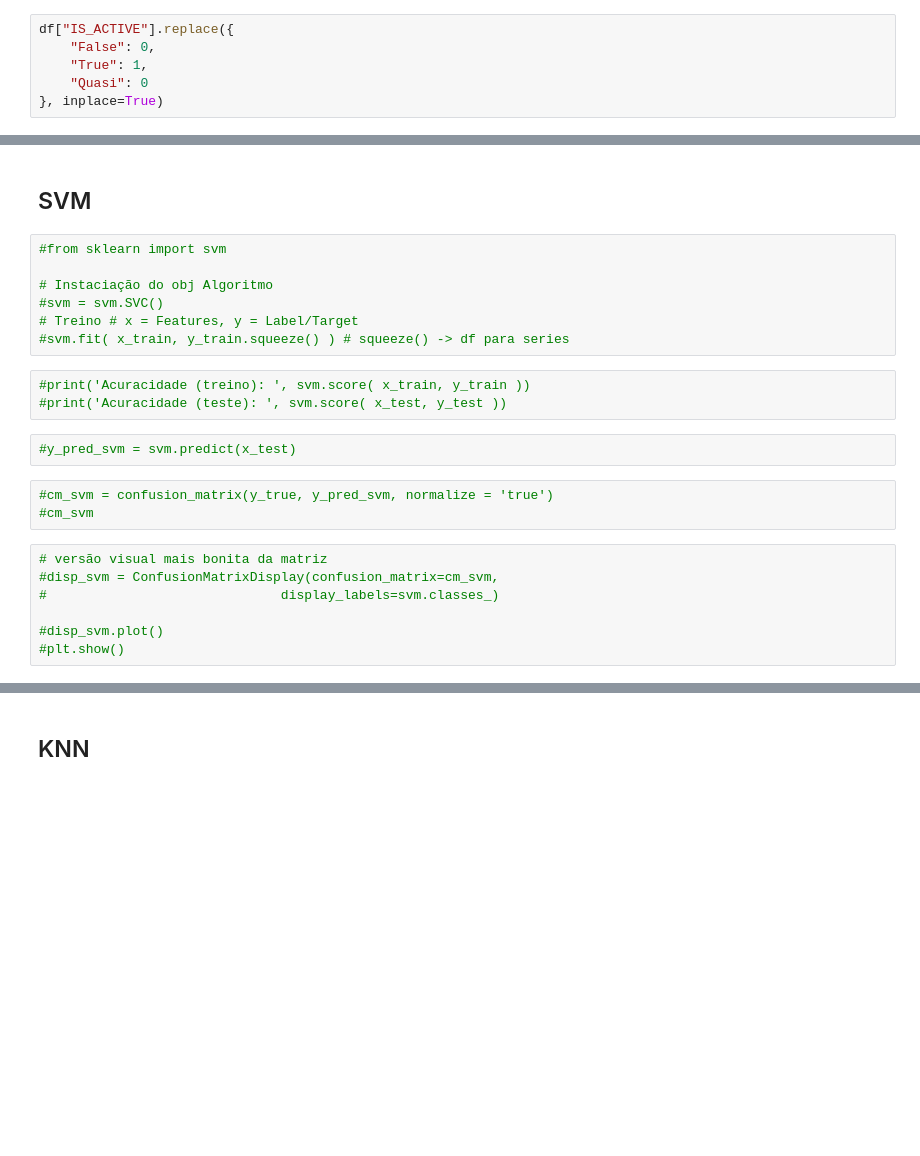
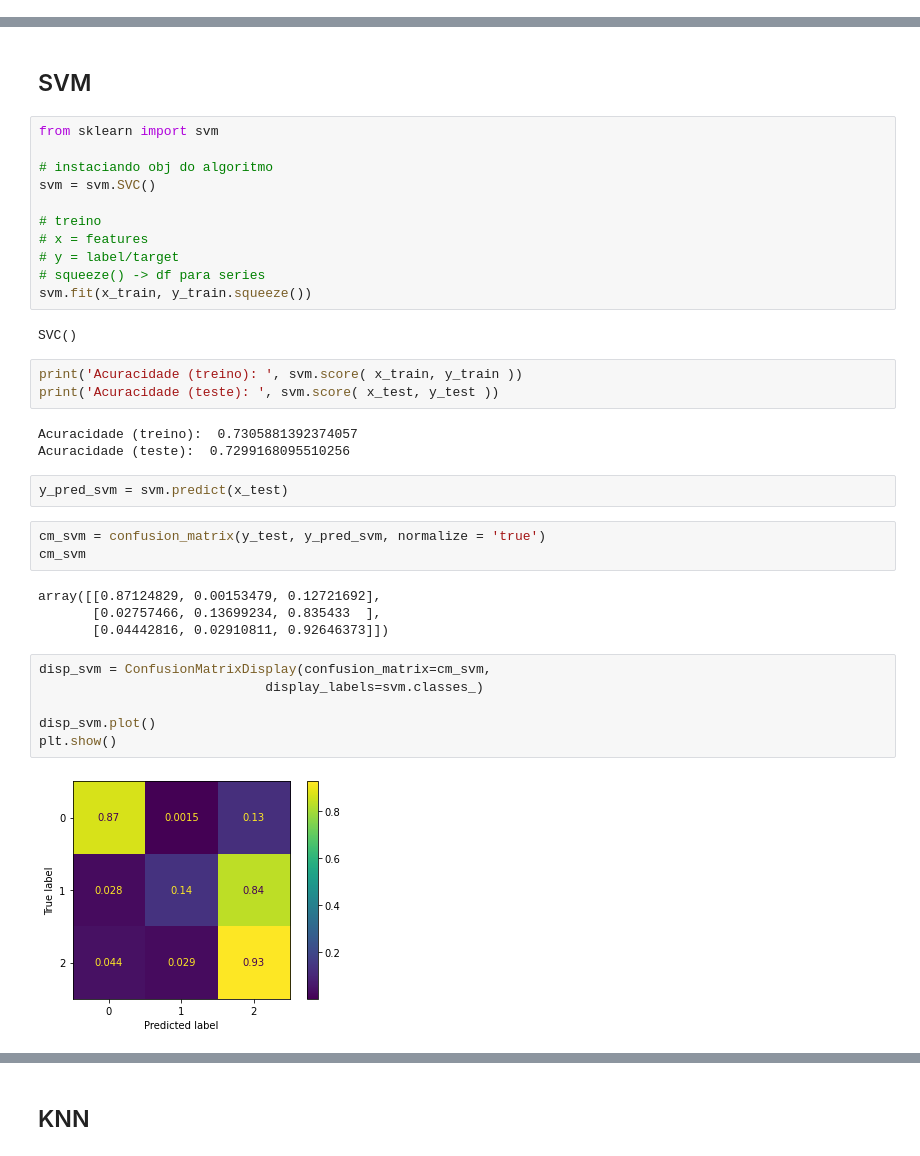
Before and after one commit to 2022M3T3-Inteli/Rappi-Hour, a Jupyter notebook: notebooks/machine-learning/Models_test.ipynb, the cells around one changed output, grey strips where cells are left out. Cells and saved outputs as stored; diff of their text form; blank space fills up the shorter version.

```diff
--- a/notebooks/machine-learning/Models_test.ipynb
+++ b/notebooks/machine-learning/Models_test.ipynb
@@ -28,11 +28,5 @@ from sklearn.metrics import classification_report
 df = pd.read_csv('/content/drive/Shareddrives/grupo4-rappi-hour/bases-rappi/df-oficial.csv')
 # %%
 df = df.drop(columns = ['Unnamed: 0'])
-# %%
-df["IS_ACTIVE"].replace({
-    "False": 0,
-    "True": 1,
-    "Quasi": 0
-}, inplace=True)
 # %%
 df.info()
@@ -227,25 +233,39 @@ weighted avg       0.85      0.86      0.85     47241
 # %% [markdown]
 ## SVM
 # %%
-#from sklearn import svm
+from sklearn import svm
 
-# Instaciação do obj Algoritmo
-#svm = svm.SVC()
-# Treino # x = Features, y = Label/Target
-#svm.fit( x_train, y_train.squeeze() ) # squeeze() -> df para series
+# instaciando obj do algoritmo
+svm = svm.SVC()
+
+# treino
+# x = features
+# y = label/target
+# squeeze() -> df para series
+svm.fit(x_train, y_train.squeeze())
+# %% [output]
+SVC()
 # %%
-#print('Acuracidade (treino): ', svm.score( x_train, y_train ))
-#print('Acuracidade (teste): ', svm.score( x_test, y_test ))
+print('Acuracidade (treino): ', svm.score( x_train, y_train ))
+print('Acuracidade (teste): ', svm.score( x_test, y_test ))
+# %% [output]
+Acuracidade (treino):  0.7305881392374057
+Acuracidade (teste):  0.7299168095510256
 # %%
-#y_pred_svm = svm.predict(x_test)
+y_pred_svm = svm.predict(x_test)
 # %%
-#cm_svm = confusion_matrix(y_true, y_pred_svm, normalize = 'true')
-#cm_svm
+cm_svm = confusion_matrix(y_test, y_pred_svm, normalize = 'true')
+cm_svm
+# %% [output]
+array([[0.87124829, 0.00153479, 0.12721692],
+       [0.02757466, 0.13699234, 0.835433  ],
+       [0.04442816, 0.02910811, 0.92646373]])
 # %%
-# versão visual mais bonita da matriz
-#disp_svm = ConfusionMatrixDisplay(confusion_matrix=cm_svm,
-#                              display_labels=svm.classes_)
+disp_svm = ConfusionMatrixDisplay(confusion_matrix=cm_svm,
+                             display_labels=svm.classes_)
 
-#disp_svm.plot()
-#plt.show()
+disp_svm.plot()
+plt.show()
+# %% [output]
+[figure, added]
 # %%
```
Also changed, not shown: parts of 12 cells of this notebook.
